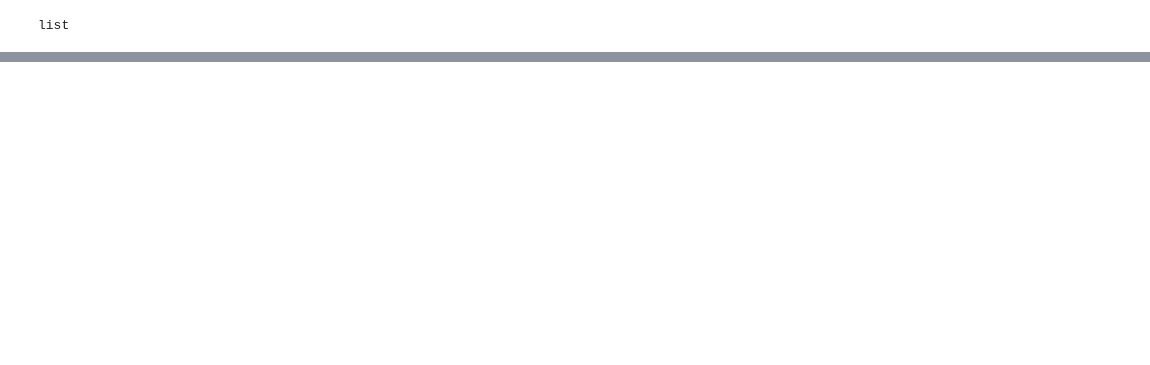
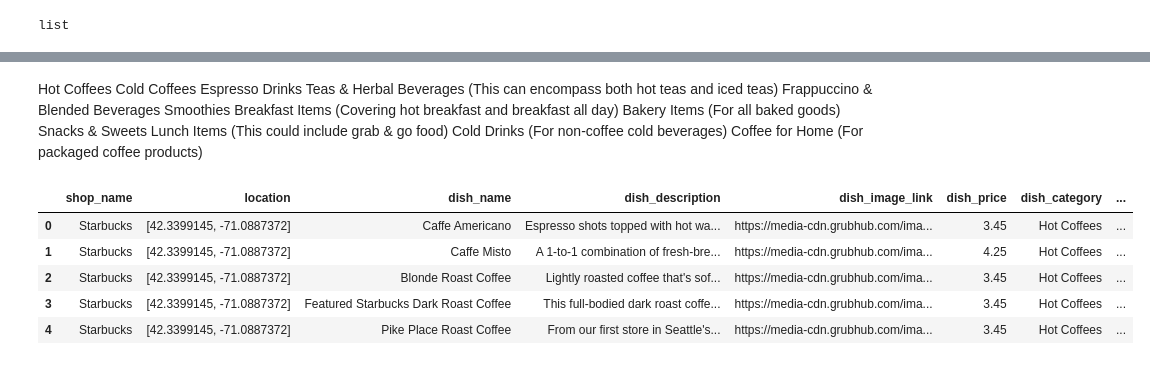
Before and after one commit to patriots1/SaxbysStarbucksComparision, a Jupyter notebook: Analysis.ipynb, the cells around one changed output, grey strips where cells are left out. Cells and saved outputs as stored; diff of their text form; code cells hidden in the pictures; blank space fills up the shorter version.

```diff
--- a/Analysis.ipynb
+++ b/Analysis.ipynb
@@ -16,4 +28,6 @@ list
 # %%
 # convert the dictionary to a panda dataframe
-data_df = pd.DataFrame(data_dc)
+data_df = pd.DataFrame(data_ls)
+data_clean = data_df.loc[data_df['dish_category'] != "The Saxby's Hall of Greats", :  ]
+data_df = data_clean
 # %%
@@ -28,2 +206,60 @@ data_df.head()
+# %% [markdown]
+Hot Coffees
+Cold Coffees
+Espresso Drinks
+Teas & Herbal Beverages (This can encompass both hot teas and iced teas)
+Frappuccino & Blended Beverages
+Smoothies
+Breakfast Items (Covering hot breakfast and breakfast all day)
+Bakery Items (For all baked goods)
+Snacks & Sweets
+Lunch Items (This could include grab & go food)
+Cold Drinks (For non-coffee cold beverages)
+Coffee for Home (For packaged coffee products)
+# %%
+#combine both coffee shop's categories into one
+
+Starbucks = ['Hot Coffees', 'Hot Teas', 'Hot Drinks', 'Frappuccino Blended Beverages',
+           'Cold Coffees', 'Cold Drinks', 'Iced Teas', 'Hot Breakfast', 'Oatmeal & Yogurt', 'Bakery', 'Lunch', 'Snacks & Sweets']
+
+Saxby =  ['Cold Brew Collection', 'Hot Coffee', 'Espresso Drinks', 'Teas & Steamers',
+       'Smoothies', 'Breakfast All Day', 'Grilled Cheese', 'Bakery',
+       'Grab & Go Food', 'Grab & Go Drinks', 'Coffee For Home']
+
+mapping_dict = {
+    'Hot Coffees': 'Hot Coffees',
+    'Hot Coffee': 'Hot Coffees',
+    'Espresso Drinks': 'Hot Coffees',
+    'Cold Coffees': 'Cold Coffees',
+    'Cold Brew Collection': 'Cold Coffees',
+    'Hot Drinks': 'Hot Drinks',
+    'Cold Drinks': 'Cold Drinks',
+    'Grab & Go Drinks': 'Cold Drinks',
+    'Teas & Steamers': 'Teas & Herbal Beverages',
+    'Hot Teas': 'Teas & Herbal Beverages',
+    'Iced Teas': 'Teas & Herbal Beverages',
+    'Frappuccino Blended Beverages': 'Frappuccino & Blended Beverages',
+    'Smoothies': 'Smoothies',
+    'Breakfast All Day': 'Breakfast Items',
+    'Hot Breakfast': 'Breakfast Items',
+    'Bakery': 'Bakery Items',
+    'Snacks & Sweets': 'Snacks & Sweets',
+    'Oatmeal & Yogurt': 'Snacks & Sweets',
+    'Lunch': 'Lunch Items',
+    'Grab & Go Food': 'Lunch Items',
+    'Grilled Cheese': 'Lunch Items',
+    'Coffee For Home': 'Coffee for Home'
+}
+
+data_df['dish_category_unified'] = data_df['dish_category'].replace(mapping_dict)
+
+data_df.head()
+# %% [output]
+|  | shop_name | location | dish_name | dish_description | dish_image_link | dish_price | dish_category | ... |
+| 0 | Starbucks | [42.3399145, -71.0887372] | Caffe Americano | Espresso shots topped with hot wa... | https://media-cdn.grubhub.com/ima... | 3.45 | Hot Coffees | ... |
+| 1 | Starbucks | [42.3399145, -71.0887372] | Caffe Misto | A 1-to-1 combination of fresh-bre... | https://media-cdn.grubhub.com/ima... | 4.25 | Hot Coffees | ... |
+| 2 | Starbucks | [42.3399145, -71.0887372] | Blonde Roast Coffee | Lightly roasted coffee that's sof... | https://media-cdn.grubhub.com/ima... | 3.45 | Hot Coffees | ... |
+| 3 | Starbucks | [42.3399145, -71.0887372] | Featured Starbucks Dark Roast Coffee | This full-bodied dark roast coffe... | https://media-cdn.grubhub.com/ima... | 3.45 | Hot Coffees | ... |
+| 4 | Starbucks | [42.3399145, -71.0887372] | Pike Place Roast Coffee | From our first store in Seattle's... | https://media-cdn.grubhub.com/ima... | 3.45 | Hot Coffees | ... |
 # %%
 # check for null values in the dataframe
```
Also changed, not shown: parts of 21 cells of this notebook.
